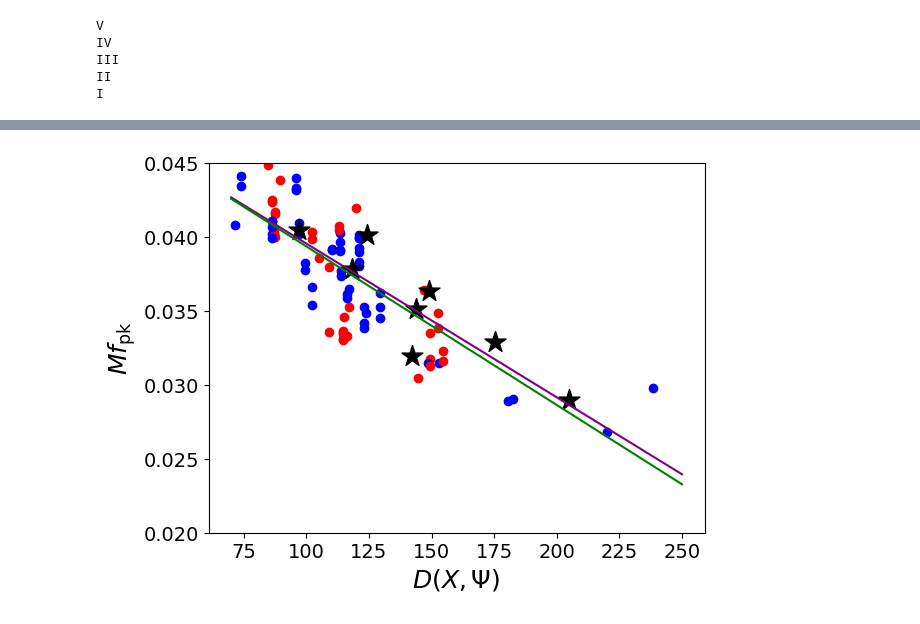
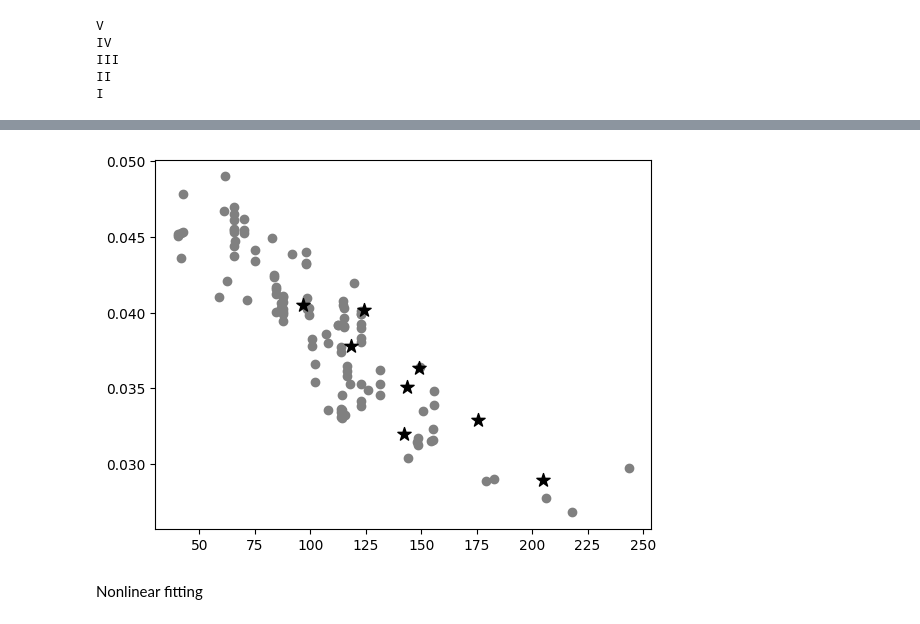
Before and after one commit to astro-man98/High_Density_Sound_Speed, a Jupyter notebook: Scaling_Analysis.ipynb, the cells around one changed output, grey strips where cells are left out. Saved outputs shown, nothing was run; the diff lists cells and outputs as text; code cells hidden in the pictures.

Commit message:
Added to D_tilde scaling analysis

```diff
--- a/Scaling_Analysis.ipynb
+++ b/Scaling_Analysis.ipynb
@@ -207,13 +260,18 @@ for eos_name in eos_list:
         pizza_files = glob.glob(os.path.join(core_db_eos_path,eos_name,'*.pizza'))
         with open(pizza_files[0]) as eos_file:
             eos_data = np.loadtxt(eos_file,skiprows=5)
-            if(eos_data.shape[0] == 3): continue
-            else:
-                eos_dens[eos_name] = eos_data[:,0] * kg_m3_to_MeV_fm3 * (1/mn)
-                eos_cs2[eos_name] = eos_data[:,3]
-                eos_eden[eos_name] = (eos_data[:,1] + 1) * mn * eos_dens[eos_name]
-                eos_press[eos_name] = eos_data[:,2] * Pa_to_MeV_fm3
-                eos_mub[eos_name] = (eos_eden[eos_name] + eos_press[eos_name])/(eos_dens[eos_name])
+            if(eos_data.shape[0] == 3):
+                if eos_name == 'SLy':
+                    eos_file = './Data/SLy.pizza'
+                    eos_data = np.loadtxt(eos_file,skiprows=5)
+                elif eos_name == 'MS1b':
+                    eos_file = './Data/MS1b.pizza'
+                    eos_data = np.loadtxt(eos_file,skiprows=5)
+            eos_dens[eos_name] = eos_data[:,0] * kg_m3_to_MeV_fm3 * (1/mn)
+            eos_cs2[eos_name] = eos_data[:,3]
+            eos_eden[eos_name] = (eos_data[:,1] + 1) * mn * eos_dens[eos_name]
+            eos_press[eos_name] = eos_data[:,2] * Pa_to_MeV_fm3
+            eos_mub[eos_name] = (eos_eden[eos_name] + eos_press[eos_name])/(eos_dens[eos_name])
 
     idx_mustart = bisect.bisect_right(eos_mub[eos_name],970)
 
@@ -511,5 +601,5 @@ for sim in sim_info_RVSS:
         sim_info_RVSS[sim]['k2_p'] = k2(X,Psi_C)
 
         sim_info_RVSS[sim]['D'] = (2.0/3.0)*(sim_info_RVSS[sim]['k2_p']/(sim_info_RVSS[sim]['xi_p']**5))
-        print(sim_info_RVSS[sim]['D'])
+        sim_info_RVSS[sim]['kappa_2T'] = (3/16)*sim_info_RVSS[sim]['D']
         i = i + 1
@@ -593,32 +652,27 @@ Mf2_scale_ax.tick_params(labelsize=tick_label_fontsize)
-# %%
-axes_label_fontsize = 18
-tick_label_fontsize = 14
-text_fontsize = 22
-point_size = 250
-
-Mf2_scale_fig,Mf2_scale_ax = plt.subplots(1)
-
-D_grid = np.linspace(70,250,150)
-fit_data_q1 = D_mf2_linregress_q1.slope*D_grid + D_mf2_linregress_q1.intercept
-fit_data_tot = D_mf2_linregress_tot.slope*D_grid + D_mf2_linregress_tot.intercept
-for sim in sim_info_core_subeos:
-    if sim_info_core_subeos[sim]['m1'] == sim_info_core_subeos[sim]['m2']:
-        Mf2_scale_ax.scatter(sim_info_core_subeos[sim]['D'],sim_info_core_subeos[sim]['Mfpeak'],color='blue')
-    elif sim_info_core_subeos[sim]['spin1'] != [0,0,0]:
-        Mf2_scale_ax.scatter(sim_info_core_subeos[sim]['D_tilde'],sim_info_core_subeos[sim]['Mfpeak'],color='green')
-    else:
-        Mf2_scale_ax.scatter(sim_info_core_subeos[sim]['D_tilde'],sim_info_core_subeos[sim]['Mfpeak'],color='red')
-
-
-for sim in sim_info_RVSS:
-    if sim_info_RVSS[sim]['Mfpeak'] > 0.02:
-        Mf2_scale_ax.scatter(sim_info_RVSS[sim]['D'],sim_info_RVSS[sim]['Mfpeak'],marker='*',s=point_size,color='Black')
-
-Mf2_scale_ax.plot(D_grid,fit_data,color='purple')
-Mf2_scale_ax.plot(D_grid,fit_data_tot,color='green')
-Mf2_scale_ax.set_ylim([0.020,0.045])
-Mf2_scale_ax.set_xlabel(r"$D\left(X,\Psi\right)$",fontsize=axes_label_fontsize)
-Mf2_scale_ax.set_ylabel(r"$Mf_{\text{pk}}$",fontsize=axes_label_fontsize)
-Mf2_scale_ax.tick_params(labelsize=tick_label_fontsize)
-# %% [output]
-[figure, removed]
+# %%
+axes_label_fontsize = 18
+tick_label_fontsize = 14
+text_fontsize = 22
+point_size = 90
+
+D_grid = np.linspace(75,200,150)
+
+Mf2_kappa_2T_fig,Mf2_kappa_2T_ax = plt.subplots(1)
+
+for sim in sim_info_core_subeos:
+    Mf2_kappa_2T_ax.scatter(sim_info_core_subeos[sim]['D_tilde'],sim_info_core_subeos[sim]['Mfpeak'],color='Grey')
+
+for sim in sim_info_RVSS:
+    if sim_info_RVSS[sim]['Mfpeak'] > 0.02:
+        Mf2_kappa_2T_ax.scatter(sim_info_RVSS[sim]['D'],sim_info_RVSS[sim]['Mfpeak'],marker='*',s=100,color='Black')
+
+#Mf2_scale_ax.plot(D_grid,D_grid*D_mf2_linregress.slope + D_mf2_linregress.intercept,color='red')
+# Mf2_kappa_2T_ax.fill_between(D_for_lin_regress,ci_lower,ci_upper,color='blue')
+# Mf2_kappa_2T_ax.set_xlim([0,200])
+# Mf2_kappa_2T_ax.set_xlabel(r"$D\left(X,\Psi\right)$",fontsize=axes_label_fontsize)
+# Mf2_kappa_2T_ax.set_ylabel(r"$Mf_{\text{pk}}$",fontsize=axes_label_fontsize)
+# Mf2_kappa_2T_ax.tick_params(labelsize=tick_label_fontsize)
+# %% [output]
+[figure, added]
+# %% [markdown]
+Nonlinear fitting
```
Also changed, not shown: parts of 21 cells of this notebook, 1 other file.
